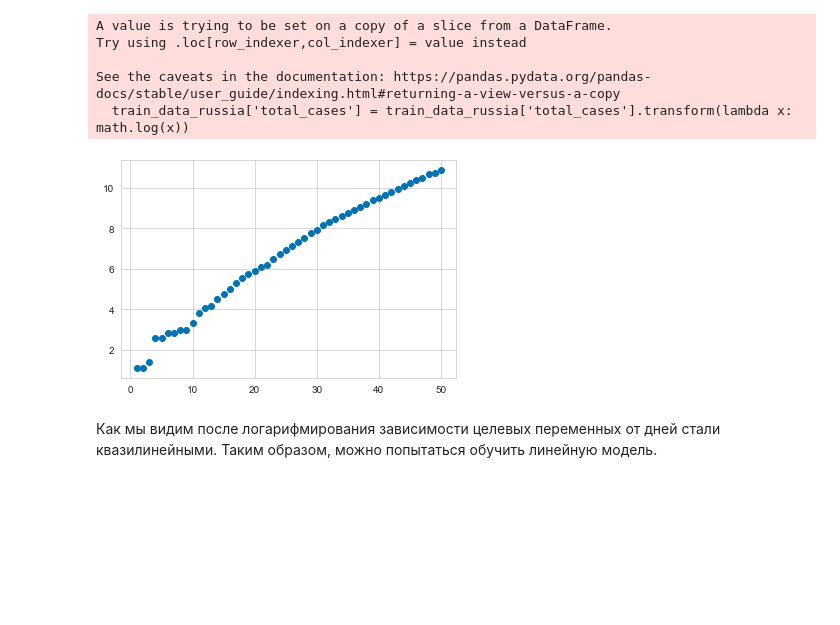
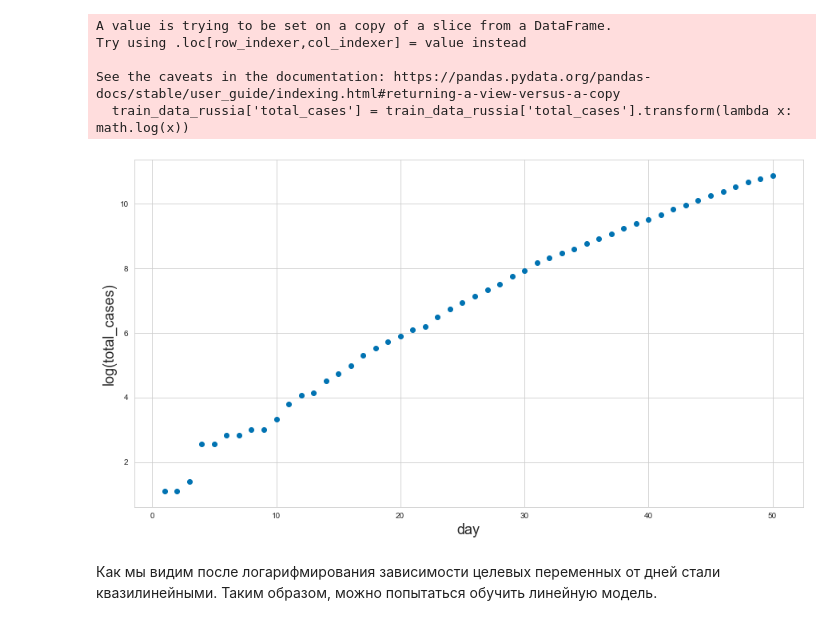
Before and after one commit to neurophysicist/made_ml_2, a Jupyter notebook: ml_hw_1.ipynb, the cells around one changed output. Saved outputs shown, nothing was run; the diff lists cells and outputs as text; code cells hidden in the pictures; blank space fills up the shorter version.

```diff
--- a/ml_hw_1.ipynb
+++ b/ml_hw_1.ipynb
@@ -120,10 +128,14 @@ Try using .loc[row_indexer,col_indexer] = value instead
 See the caveats in the documentation: https://pandas.pydata.org/pandas-docs/stable/user_guide/indexing.html#returning-a-view-versus-a-copy
   train_data_russia['total_cases'] = train_data_russia['total_cases'].transform(lambda x: math.log(x))
 # %%
-plt.scatter(train_data_russia['days'].to_numpy(), train_data_russia['total_cases'].to_numpy())
+fig = plt.figure(figsize=figsize)
+ax = fig.add_subplot(111)
+ax.set_ylabel('log(total_cases)', fontsize=18)
+ax.set_xlabel('day', fontsize=18)
+ax.scatter(train_data_russia['days'].to_numpy(), train_data_russia['total_cases'].to_numpy())
 plt.show()
 # %% [output]
-[figure, old version]
+[figure, new version]
 # %% [markdown]
 Как мы видим после логарифмирования зависимости целевых переменных от дней стали квазилинейными. Таким образом, можно попытаться обучить линейную модель.
 # %%
```
Also changed, not shown: parts of 25 cells of this notebook.
